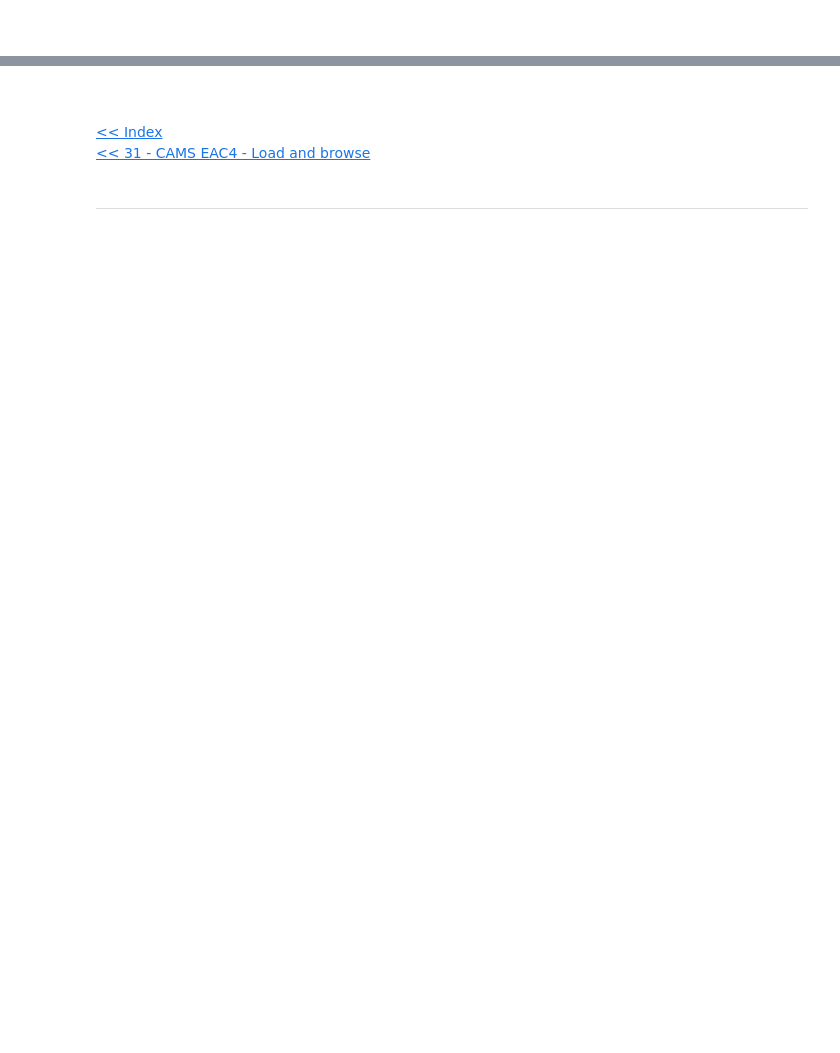
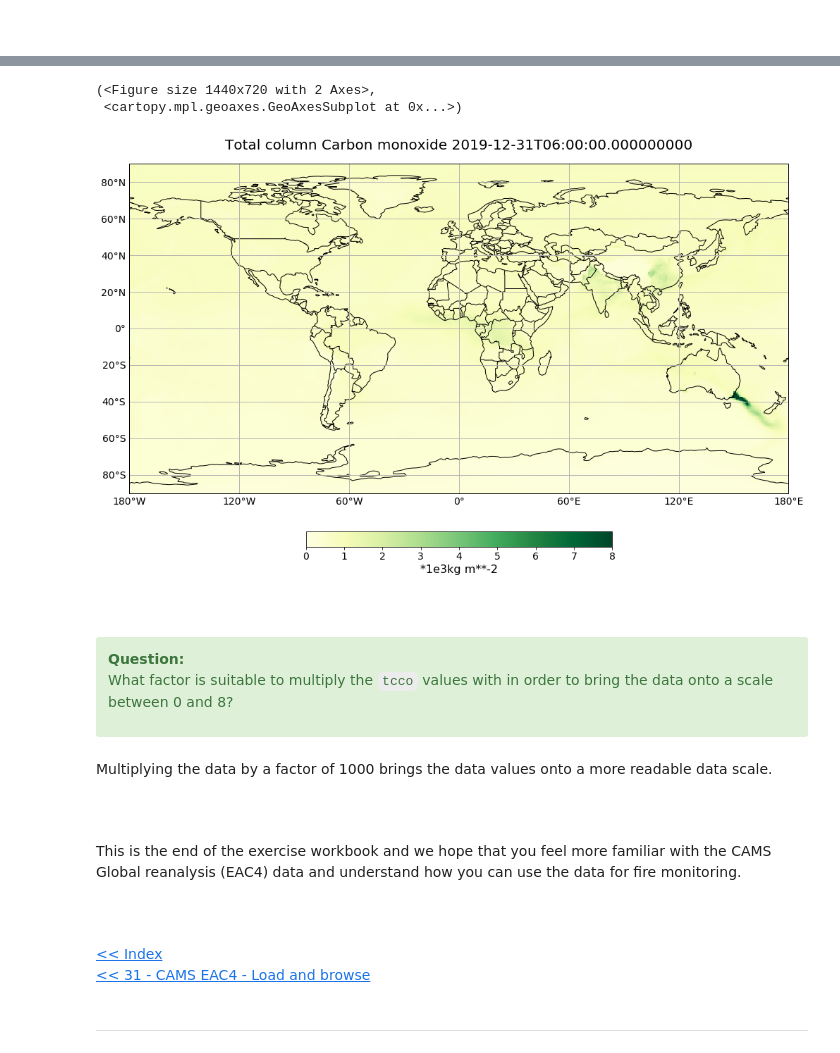
Before and after one commit to wekeo/DEFUNCT-wekeo-jupyter-lab, a Jupyter notebook: atmosphere/32_cams_eac4_exercise.ipynb, the cells around one changed output, grey strips where cells are left out. Drawn from its saved outputs; the diff is of its cells as text; code cells hidden in the pictures; blank space fills up the shorter version.

Commit message:
Update exercises

```diff
--- a/atmosphere/32_cams_eac4_exercise.ipynb
+++ b/atmosphere/32_cams_eac4_exercise.ipynb
@@ -47,0 +81,3 @@ from ipynb.fs.full.ltpy_functions import visualize_pcolormesh
+# %%
+file = xr.open_dataset('./data/cams_eac4/20191225-31_cams_eac4.nc')
+file
@@ -124,0 +132,3 @@ plt.show()
+# %%
+file_assigned = file.assign_coords(longitude=(((file.longitude + 180) % 360) - 180)).sortby('longitude')
+file_assigned.longitude
@@ -126,0 +155,3 @@ plt.show()
+# %%
+tcco = file_assigned.tcco
+tcco
@@ -126,0 +196,6 @@ plt.show()
+# %%
+long_name = tcco.long_name
+units = tcco.units
+
+latitude = tcco.latitude
+longitude = tcco.longitude
@@ -127,3 +226,35 @@ plt.show()
+# %%
+visualize_pcolormesh(
+    tcco[50,:,:]*1e3,
+    longitude,
+    latitude,
+    ccrs.PlateCarree(),
+    'YlGn',
+    '*1e3' + units,
+    long_name + ' ' + str(tcco[50,:,:].time.data),
+    0, 8,
+    -180,180,-90,90,
+    log=False,
+    set_global=True
+    )
+# %% [output]
+(<Figure size 1440x720 with 2 Axes>,
+ <cartopy.mpl.geoaxes.GeoAxesSubplot at 0x...>)
+[figure, added]
+# %% [markdown]
+<br>
+# %% [markdown]
+<div class="alert alert-block alert-success">
+<b>Question:</b><br>
+
+What factor is suitable to multiply the `tcco` values with in order to bring the data onto a scale between 0 and 8?
+</div>
+# %% [markdown]
+Multiplying the data by a factor of 1000 brings the data values onto a more readable data scale.
+# %% [markdown]
+<br>
+# %% [markdown]
+This is the end of the exercise workbook and we hope that you feel more familiar with the CAMS Global reanalysis (EAC4) data and understand how you can use the data for fire monitoring.
 # %% [markdown]
 <br>
 # %% [markdown]
```
Also changed, not shown: parts of 54 cells of this notebook, 10 other files.
